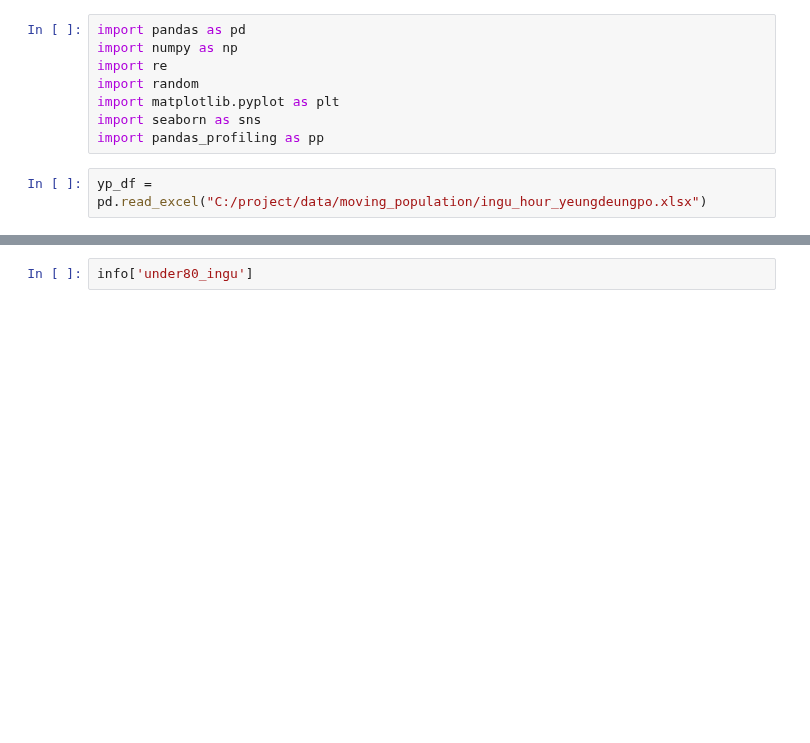
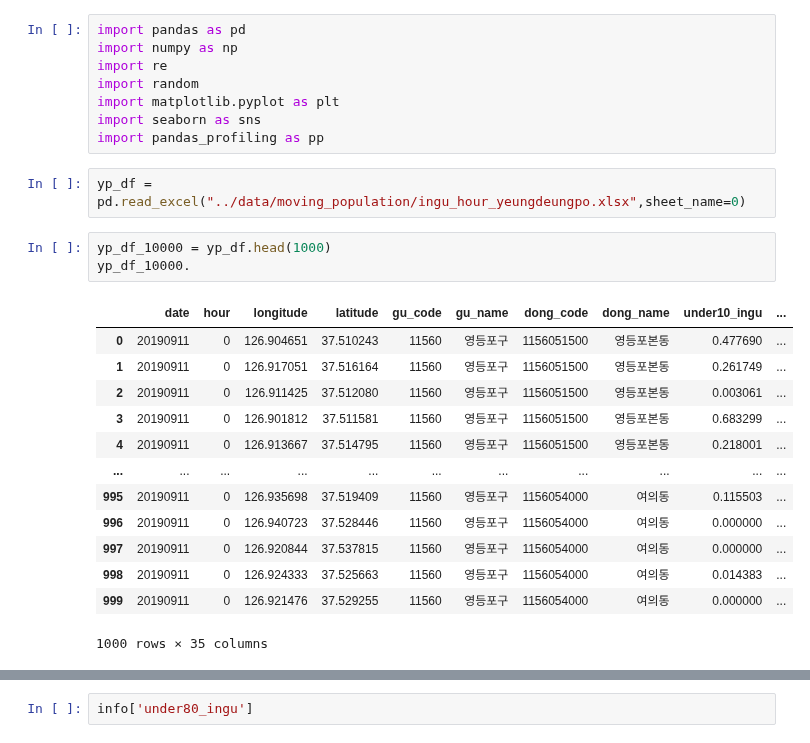
Before and after one commit to Edwardkim0/Place_trend_analysis, a Jupyter notebook: eda.ipynb, the cells around one changed output, grey strips where cells are left out. Cells and saved outputs as stored; diff of their text form; blank space fills up the shorter version.

```diff
--- a/eda.ipynb
+++ b/eda.ipynb
@@ -7,4 +7,21 @@ import matplotlib.pyplot as plt
 import seaborn as sns
 import pandas_profiling as pp
 # %%
-yp_df = pd.read_excel("C:/project/data/moving_population/ingu_hour_yeungdeungpo.xlsx")
+yp_df = pd.read_excel("../data/moving_population/ingu_hour_yeungdeungpo.xlsx",sheet_name=0)
+# %%
+yp_df_10000 = yp_df.head(1000)
+yp_df_10000.
+# %% [output]
+|  | date | hour | longitude | latitude | gu_code | gu_name | dong_code | dong_name | under10_ingu | ... |
+| 0 | 20190911 | 0 | 126.904651 | 37.510243 | 11560 | 영등포구 | 1156051500 | 영등포본동 | 0.477690 | ... |
+| 1 | 20190911 | 0 | 126.917051 | 37.516164 | 11560 | 영등포구 | 1156051500 | 영등포본동 | 0.261749 | ... |
+| 2 | 20190911 | 0 | 126.911425 | 37.512080 | 11560 | 영등포구 | 1156051500 | 영등포본동 | 0.003061 | ... |
+| 3 | 20190911 | 0 | 126.901812 | 37.511581 | 11560 | 영등포구 | 1156051500 | 영등포본동 | 0.683299 | ... |
+| 4 | 20190911 | 0 | 126.913667 | 37.514795 | 11560 | 영등포구 | 1156051500 | 영등포본동 | 0.218001 | ... |
+| ... | ... | ... | ... | ... | ... | ... | ... | ... | ... | ... |
+| 995 | 20190911 | 0 | 126.935698 | 37.519409 | 11560 | 영등포구 | 1156054000 | 여의동 | 0.115503 | ... |
+| 996 | 20190911 | 0 | 126.940723 | 37.528446 | 11560 | 영등포구 | 1156054000 | 여의동 | 0.000000 | ... |
+| 997 | 20190911 | 0 | 126.920844 | 37.537815 | 11560 | 영등포구 | 1156054000 | 여의동 | 0.000000 | ... |
+| 998 | 20190911 | 0 | 126.924333 | 37.525663 | 11560 | 영등포구 | 1156054000 | 여의동 | 0.014383 | ... |
+| 999 | 20190911 | 0 | 126.921476 | 37.529255 | 11560 | 영등포구 | 1156054000 | 여의동 | 0.000000 | ... |
+1000 rows × 35 columns
```
Also changed, not shown: parts of 8 cells of this notebook.
